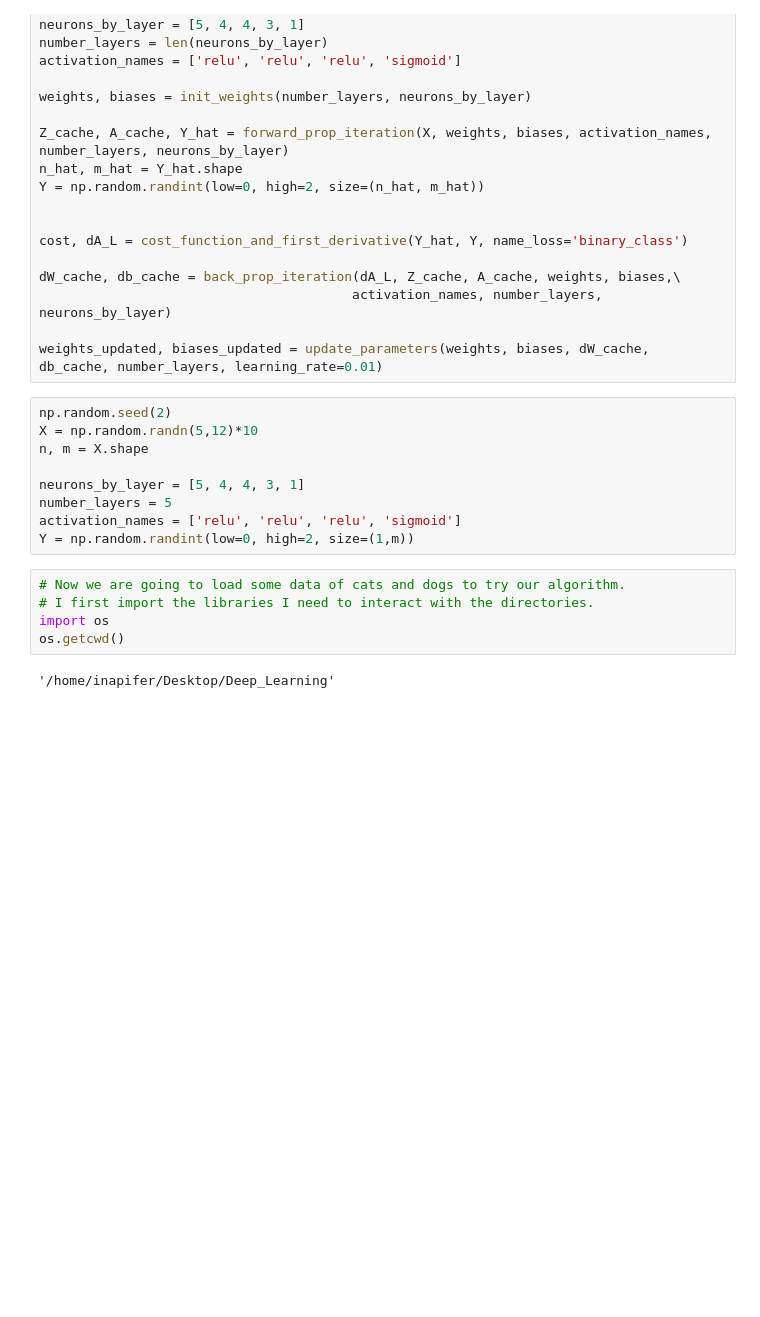
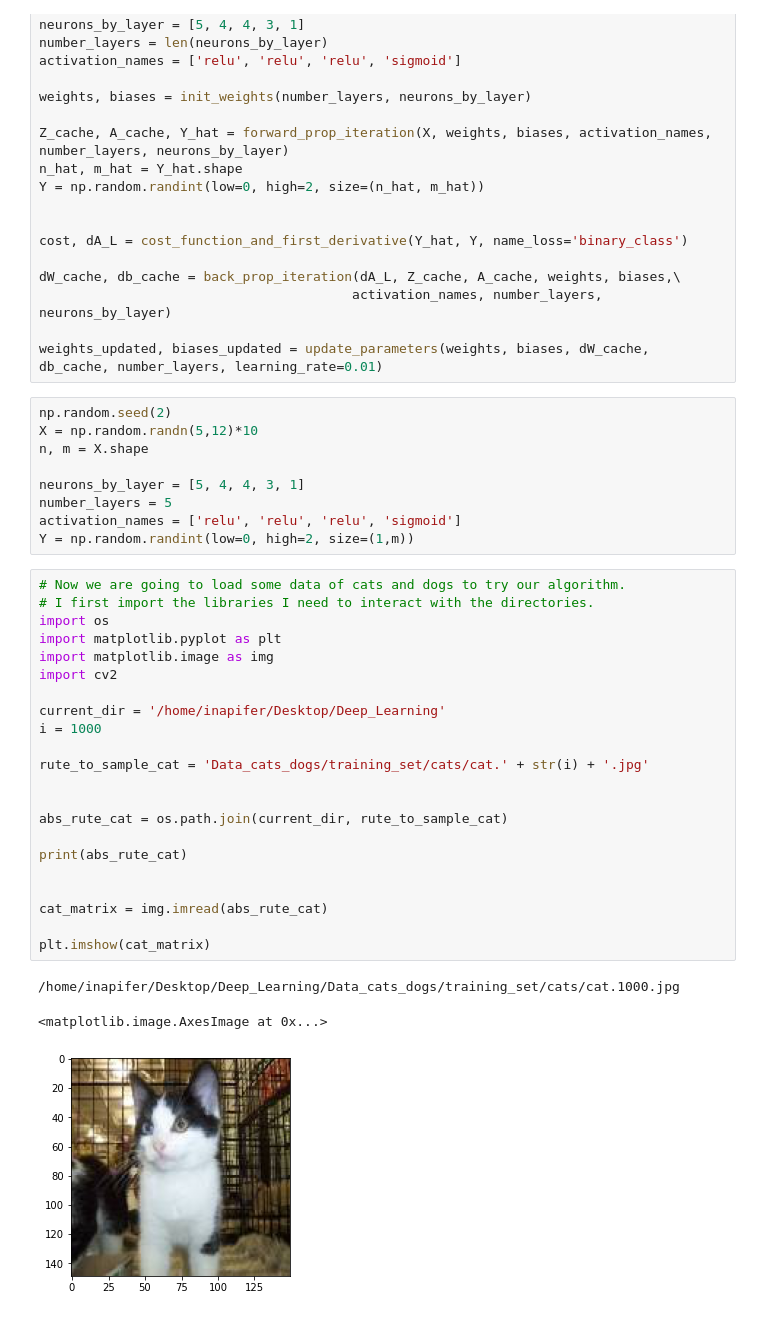
Before and after one commit to inapifer/Deep_Learning, a Jupyter notebook: Classic_Neural_Network.ipynb, the cells around one changed output. Cells and saved outputs as stored; diff of their text form; blank space fills up the shorter version.

```diff
--- a/Classic_Neural_Network.ipynb
+++ b/Classic_Neural_Network.ipynb
@@ -229,7 +230,26 @@ Y = np.random.randint(low=0, high=2, size=(1,m))
 # %%
 # Now we are going to load some data of cats and dogs to try our algorithm.
 # I first import the libraries I need to interact with the directories.
 import os
-os.getcwd()
+import matplotlib.pyplot as plt
+import matplotlib.image as img
+import cv2
+
+current_dir = '/home/inapifer/Desktop/Deep_Learning'
+i = 1000
+
+rute_to_sample_cat = 'Data_cats_dogs/training_set/cats/cat.' + str(i) + '.jpg'
+
+
+abs_rute_cat = os.path.join(current_dir, rute_to_sample_cat)
+
+print(abs_rute_cat)
+
+
+cat_matrix = img.imread(abs_rute_cat)
+
+plt.imshow(cat_matrix)
 # %% [output]
-'/home/inapifer/Desktop/Deep_Learning'
+/home/inapifer/Desktop/Deep_Learning/Data_cats_dogs/training_set/cats/cat.1000.jpg
+<matplotlib.image.AxesImage at 0x...>
+[figure, added]
```
Also changed, not shown: parts of 4 cells of this notebook, 1 other file.
